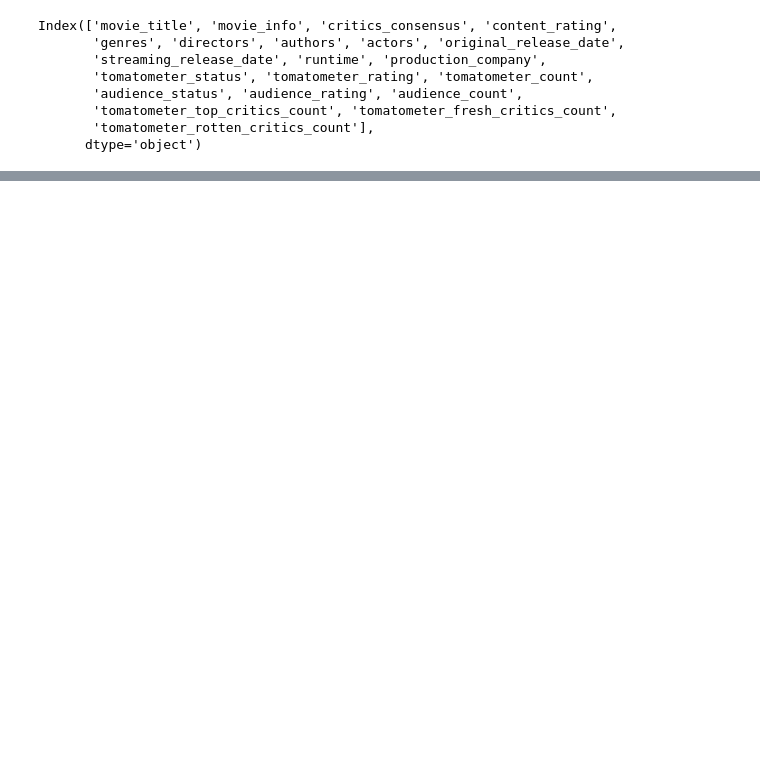
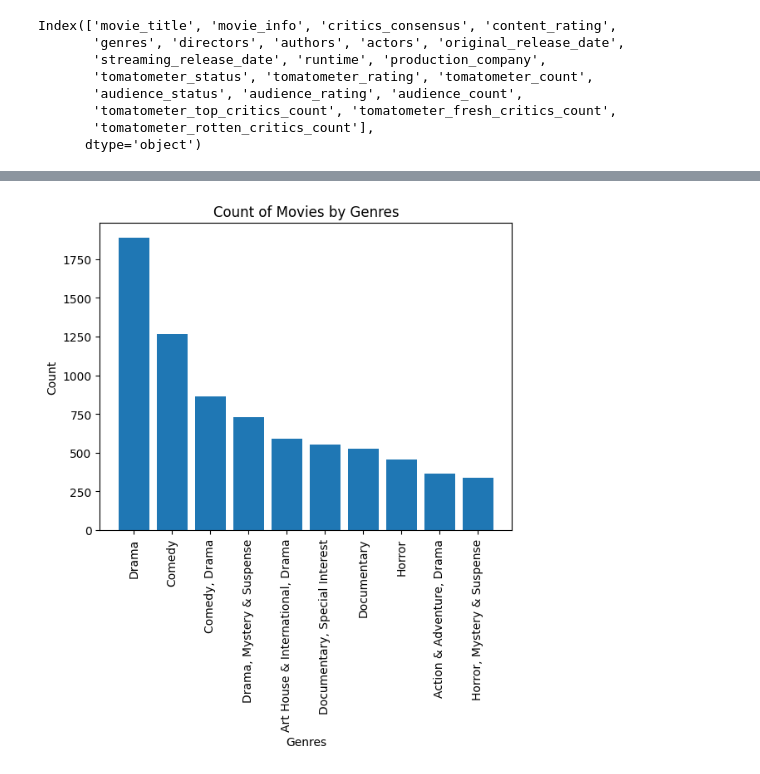
Before and after one commit to statzenthusiast921/rotten-tomatoes-analysis, a Jupyter notebook: notebooks/Rotten Tomatoes EDA 01.16.23.ipynb, the cells around one changed output, grey strips where cells are left out. Drawn from its saved outputs; the diff is of its cells as text; code cells hidden in the pictures; blank space fills up the shorter version.

```diff
--- a/notebooks/Rotten Tomatoes EDA 01.16.23.ipynb
+++ b/notebooks/Rotten Tomatoes EDA 01.16.23.ipynb
@@ -38,0 +57,6 @@ Index(['movie_title', 'movie_info', 'critics_consensus', 'content_rating',
+# %%
+make_bar_chart_from_frequencies(
+    'genres',10,'Genres'
+)
+# %% [output]
+[figure, added]
```
Also changed, not shown: parts of 8 cells of this notebook.
